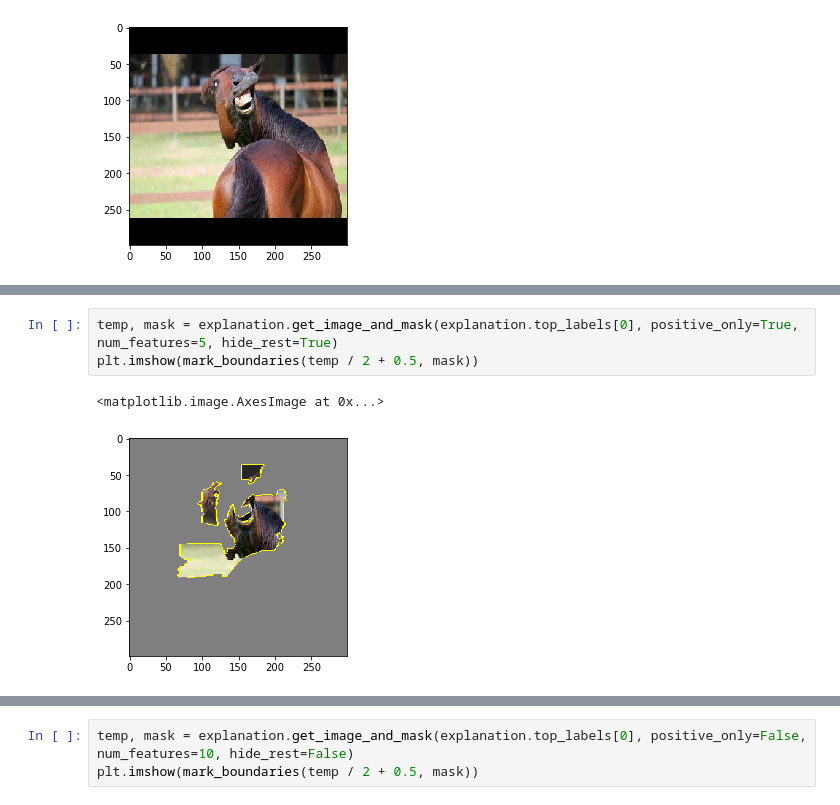
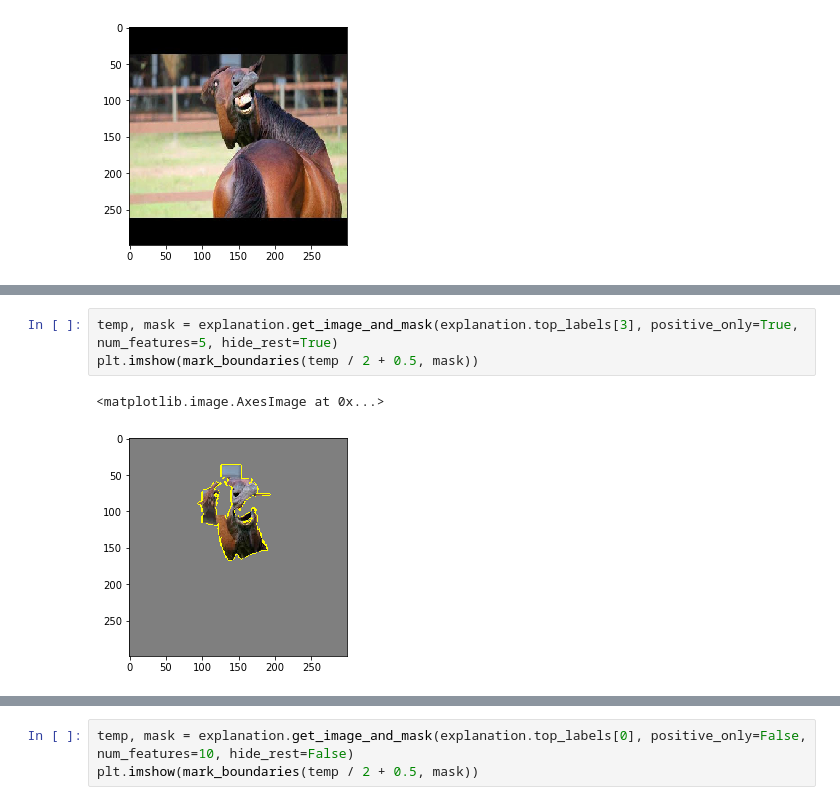
Before and after one commit to rathoreanirudh/practice_code_ml, a Jupyter notebook: experiments_with_lime/Explaining_Inception.ipynb, the cells around one changed output, grey strips where cells are left out. Drawn from its saved outputs; the diff is of its cells as text.

```diff
--- a/experiments_with_lime/Explaining_Inception.ipynb
+++ b/experiments_with_lime/Explaining_Inception.ipynb
@@ -150,9 +154,9 @@ Wall time: 2min 32s
 # %%
-temp, mask = explanation.get_image_and_mask(explanation.top_labels[0], positive_only=True, num_features=5, hide_rest=True)
+temp, mask = explanation.get_image_and_mask(explanation.top_labels[3], positive_only=True, num_features=5, hide_rest=True)
 plt.imshow(mark_boundaries(temp / 2 + 0.5, mask))
 # %% [output]
 <matplotlib.image.AxesImage at 0x...>
-[figure, old version]
+[figure, new version]
 # %%
 temp, mask = explanation.get_image_and_mask(explanation.top_labels[0], positive_only=True, num_features=5, hide_rest=False)
 plt.imshow(mark_boundaries(temp / 2 + 0.5, mask))
```
Also changed, not shown: parts of 11 cells of this notebook.
